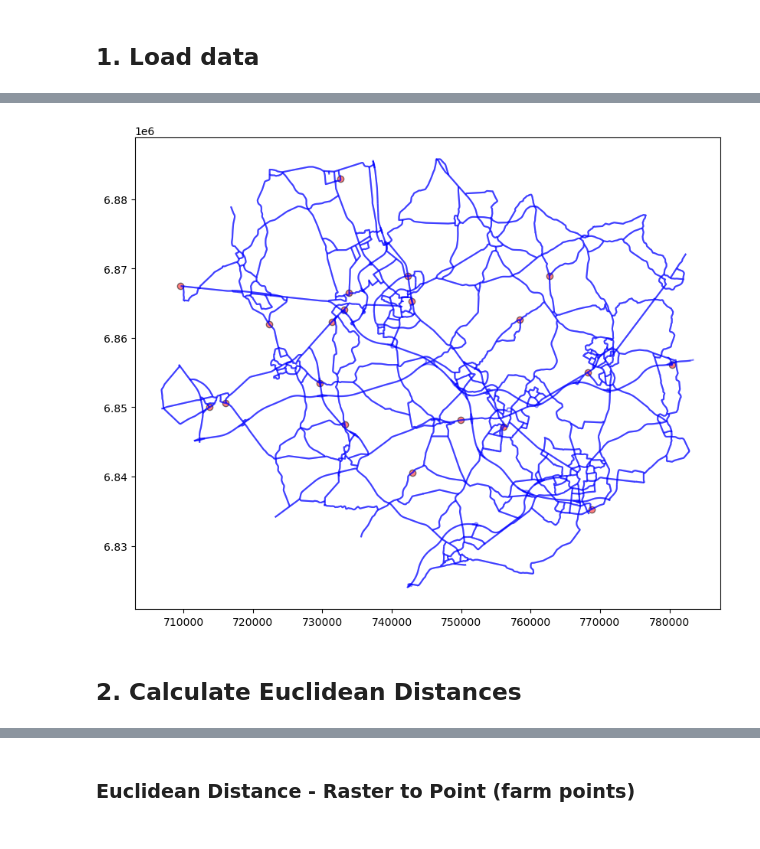
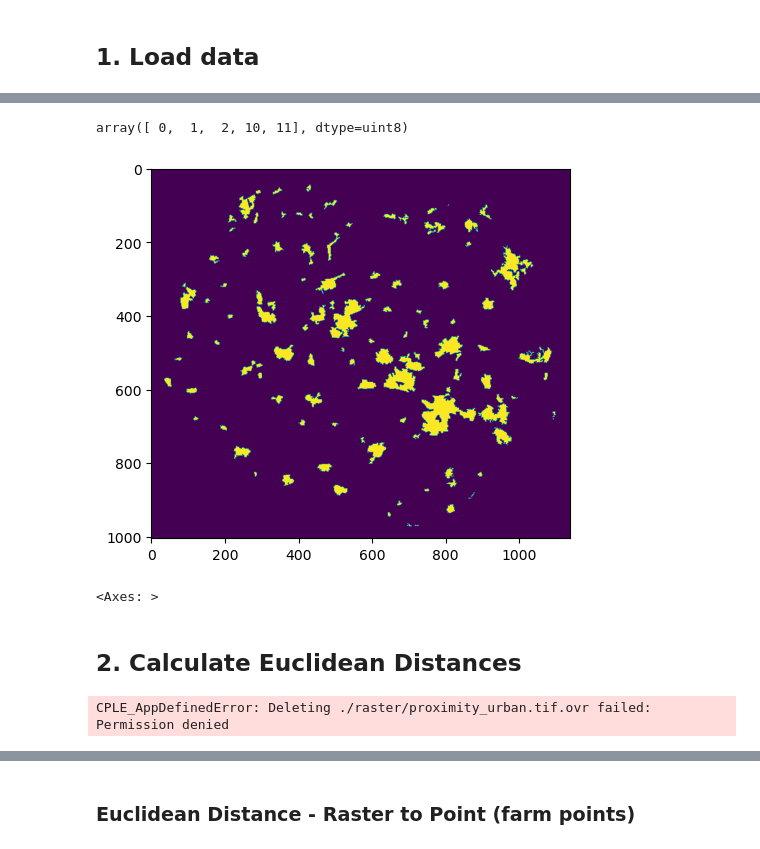
Before and after one commit to springonions-87/bioze_digital_mapping_tool, a Jupyter notebook: fuzzy_suitability_analysis.ipynb, the cells around one changed output, grey strips where cells are left out. Saved outputs shown, nothing was run; the diff lists cells and outputs as text; code cells hidden in the pictures.

Commit message:
new raster and euclidean distance calculation

```diff
--- a/fuzzy_suitability_analysis.ipynb
+++ b/fuzzy_suitability_analysis.ipynb
@@ -58,5 +171,5 @@ farm = farm.to_crs('EPSG:3857')
 # %%
-# with rasterio.open('/Users/wenyuc/Desktop/lu_4326/ind_50_3857.tif') as src_industry:
-#     print(src_industry.meta)
-#     print(src_industry.transform)
-#     industry = src_industry.read(1)  # Assuming it is a single band raster
+with rasterio.open('./raster/urban_3857.tif') as src_other:
+    print(src_other.meta)
+    print(src_other.transform)
+    lu = src_other.read(1)  # Assuming it is a single band raster
@@ -113,12 +182,14 @@ inlet
-# %%
-# Plot the first GeoDataFrame
-ax = road.plot(color='blue', alpha=0.5, figsize=(10, 8))
-
-# Plot the second GeoDataFrame on the same axes
-inlet.plot(ax=ax, color='red', alpha=0.5, edgecolor='k')
-
-plt.show()
-# %% [output]
-[figure, removed]
+# %%
+np.unique(lu)
+# %% [output]
+array([ 0,  1,  2, 10, 11], dtype=uint8)
+# %%
+lu[lu > 0] = 4
+lu[lu <= 0] = 0
+# %%
+show(lu)
+# %% [output]
+[figure, added]
+<Axes: >
 # %% [markdown]
 ## 2. Calculate Euclidean Distances
@@ -142,0 +207,4 @@ mask = LU != background_value
+# %%
+save_raster(raster_path, './raster/proximity_urban.tif', proximity_urban)
+# %% [output]
+CPLE_AppDefinedError: Deleting ./raster/proximity_urban.tif.ovr failed: Permission denied
```
Also changed, not shown: parts of 29 cells of this notebook, 18 other files.
